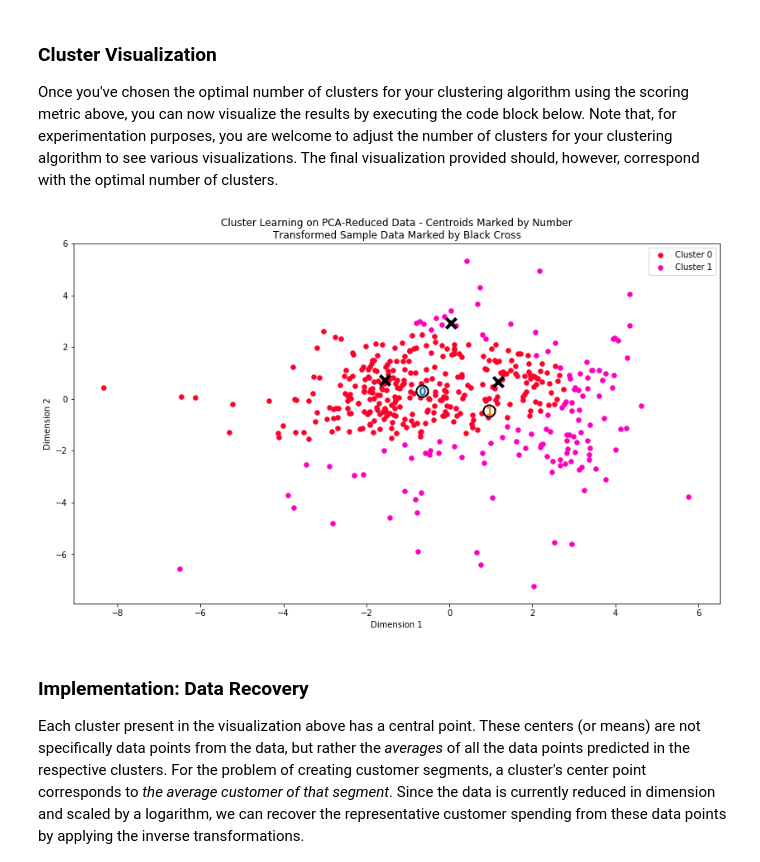
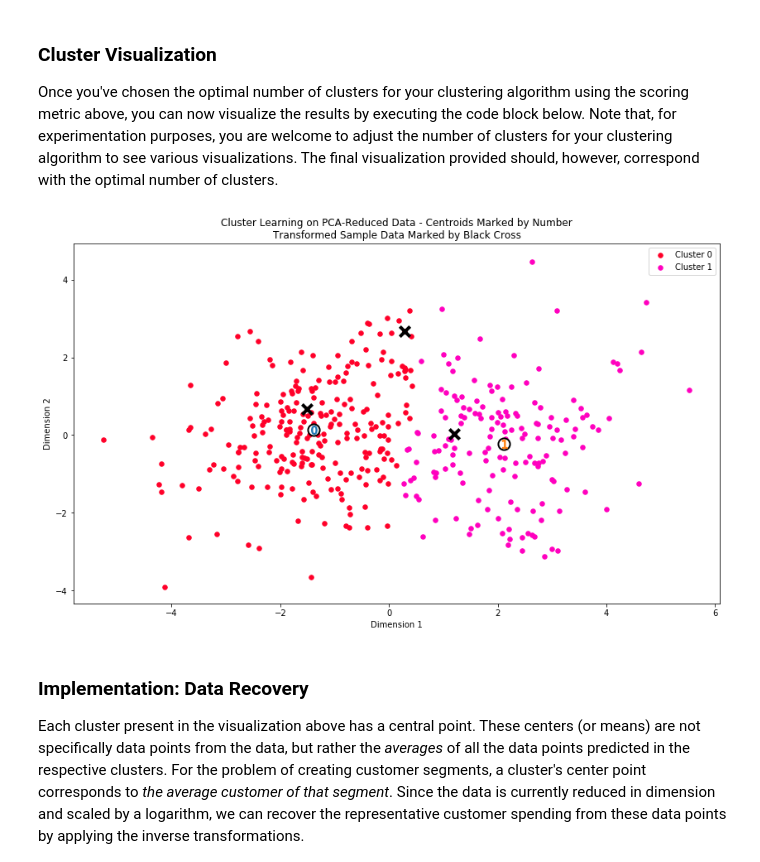
Before and after one commit to rodsnjr/customer_segments, a Jupyter notebook: customer_segments.ipynb, the cells around one changed output. Saved outputs shown, nothing was run; the diff lists cells and outputs as text; code cells hidden in the pictures.

```diff
--- a/customer_segments.ipynb
+++ b/customer_segments.ipynb
@@ -251,10 +251,12 @@ for feature in log_data.keys():
 
     # Display the outliers
     print "Data points considered outliers for the feature '{}':".format(feature)
-    display(log_data[~((log_data[feature] >= Q1 - step) & (log_data[feature] <= Q3 + step))])
+    feature_outliers = log_data[~((log_data[feature] >= Q1 - step) & (log_data[feature] <= Q3 + step))]
+    display(feature_outliers)
 
-# OPTIONAL: Select the indices for data points you wish to remove
-outliers  = [23, 412, 85]
+    # OPTIONAL: Select the indices for data points you wish to remove
+    # outliers  = [66, 65, 75, 154, 128]
+    outliers += feature_outliers.index.tolist()
 
 # Remove the outliers, if any were specified
 good_data = log_data.drop(log_data.index[outliers]).reset_index(drop = True)
@@ -482,8 +573,5 @@ In the code block below, you will need to implement the following:
 # %%
-from sklearn.cluster import KMeans
-from sklearn.metrics import silhouette_score
-
-clusterer = KMeans(4)
+clusterer = KMeans(2)
 clusterer.fit(reduced_data)
 
 preds = clusterer.predict(reduced_data)
@@ -491,5 +579,3 @@ centers = clusterer.cluster_centers_
 
 sample_preds = clusterer.predict(pca_samples)
 score = silhouette_score(reduced_data, preds)
-
-print score
@@ -498,17 +581,0 @@ print score
-# %%
-# The GMM is a better choice overall, but I've tested both, and wanted to show both results.
-from sklearn.mixture import GMM
-from sklearn.metrics import silhouette_score
-
-gmm_clusterer = GMM(2)
-gmm_clusterer.fit(reduced_data)
-
-preds_gmm = gmm_clusterer.predict(reduced_data)
-gmm_centers = gmm_clusterer.means_
-
-# centers = clusterer.cluster_centers_
-
-sample_preds_gmm = gmm_clusterer.predict(pca_samples)
-score_gmm = silhouette_score(reduced_data, preds_gmm)
-
-print score_gmm
@@ -542,9 +597,9 @@ And for the K Means the best score was 4 between: 0.33 / 0.34
 Once you've chosen the optimal number of clusters for your clustering algorithm using the scoring metric above, you can now visualize the results by executing the code block below. Note that, for experimentation purposes, you are welcome to adjust the number of clusters for your clustering algorithm to see various visualizations. The final visualization provided should, however, correspond with the optimal number of clusters.
 # %%
 # Display the results of the clustering from implementation
-vs.cluster_results(reduced_data, preds_gmm, gmm_centers, pca_samples)
+vs.cluster_results(reduced_data, preds, centers, pca_samples)
 # %% [output]
-[figure, old version]
+[figure, new version]
 # %% [markdown]
 ### Implementation: Data Recovery
 Each cluster present in the visualization above has a central point. These centers (or means) are not specifically data points from the data, but rather the *averages* of all the data points predicted in the respective clusters. For the problem of creating customer segments, a cluster's center point corresponds to *the average customer of that segment*. Since the data is currently reduced in dimension and scaled by a logarithm, we can recover the representative customer spending from these data points by applying the inverse transformations.
```
Also changed, not shown: parts of 18 cells of this notebook, 1 other file.
